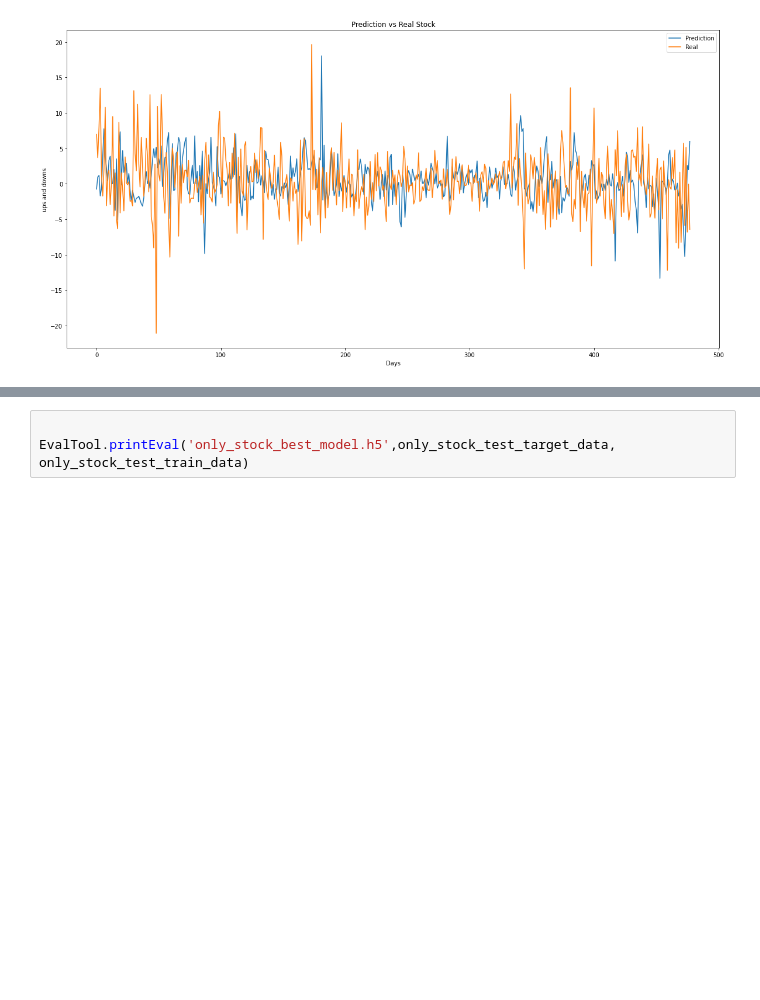
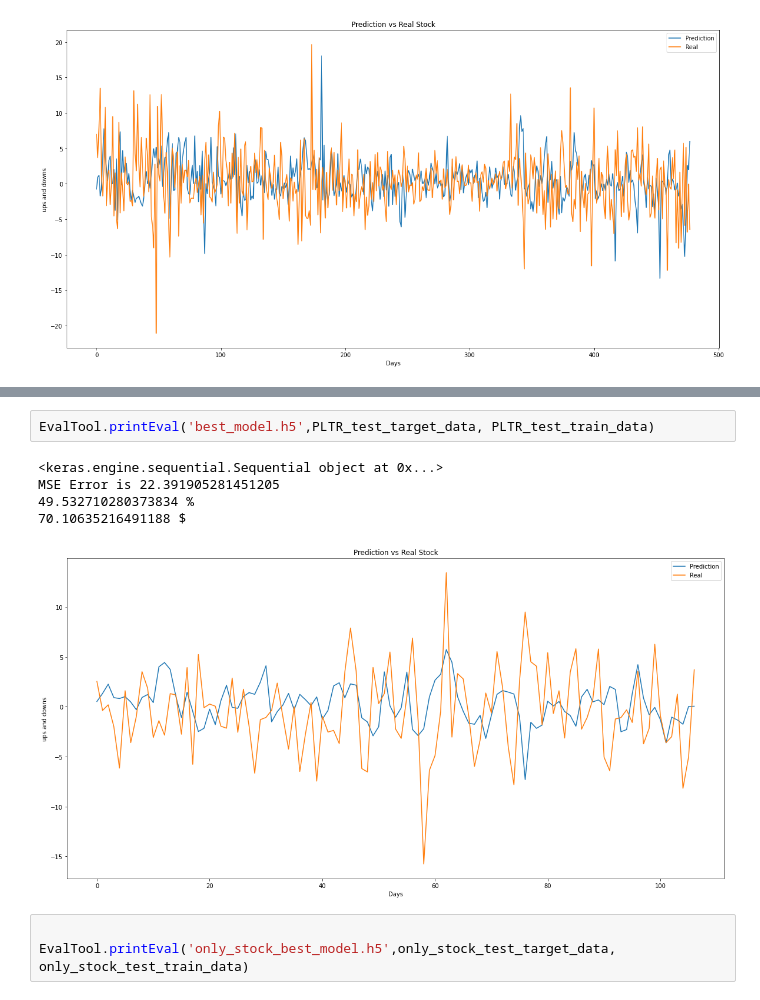
Before and after one commit to googoogoobab/recommend_stock, a Jupyter notebook: StockPredict.ipynb, the cells around one changed output, grey strips where cells are left out. Cells and saved outputs as stored; diff of their text form; blank space fills up the shorter version.

```diff
--- a/StockPredict.ipynb
+++ b/StockPredict.ipynb
@@ -85,3 +99,11 @@ MSE Error is 26.628895213536673
+# %%
+EvalTool.printEval('best_model.h5',PLTR_test_target_data, PLTR_test_train_data)
+# %% [output]
+<keras.engine.sequential.Sequential object at 0x...>
+MSE Error is 22.391905281451205
+49.532710280373834 %
+70.10635216491188 $
+[figure, added]
 # %%
 
 EvalTool.printEval('only_stock_best_model.h5',only_stock_test_target_data, only_stock_test_train_data)
```
Also changed, not shown: parts of 5 cells of this notebook.
